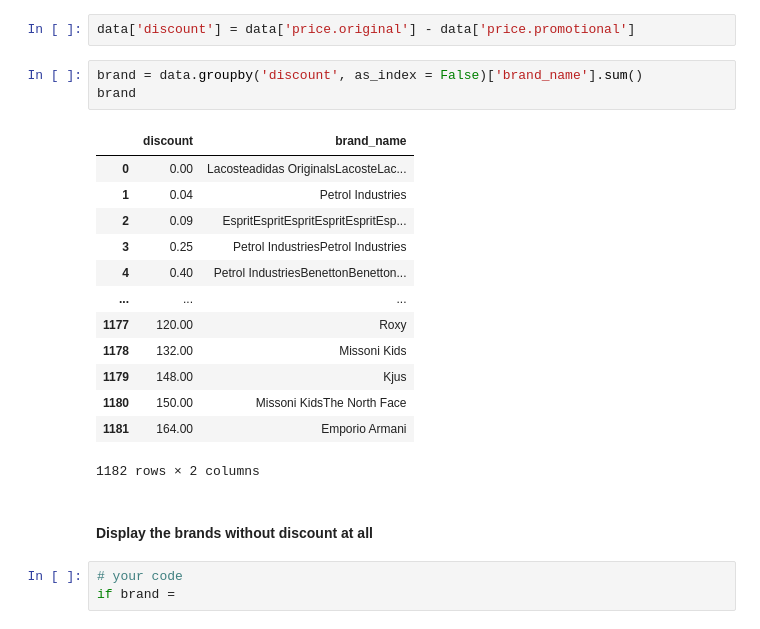
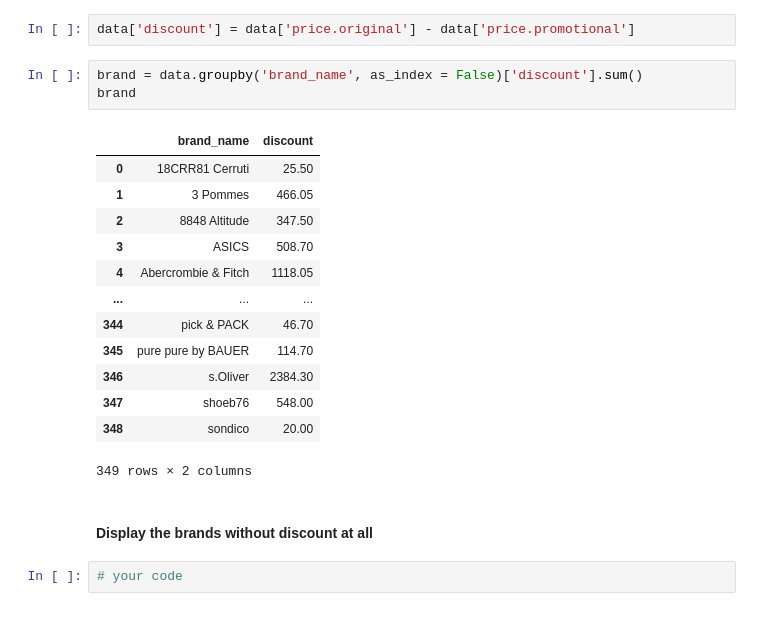
Before and after one commit to ta-datapt-bcn/lab-parsing-API-data, a Jupyter notebook: your-code/guided-lesson.ipynb, the cells around one changed output. Saved outputs shown, nothing was run; the diff lists cells and outputs as text.

```diff
--- a/your-code/guided-lesson.ipynb
+++ b/your-code/guided-lesson.ipynb
@@ -211,24 +211,23 @@ Name: price.promotional, Length: 22038, dtype: float64
 # %%
 data['discount'] = data['price.original'] - data['price.promotional']
 # %%
-brand = data.groupby('discount', as_index = False)['brand_name'].sum()
+brand = data.groupby('brand_name', as_index = False)['discount'].sum()
 brand
 # %% [output]
-|  | discount | brand_name |
-| 0 | 0.00 | Lacosteadidas OriginalsLacosteLac... |
-| 1 | 0.04 | Petrol Industries |
-| 2 | 0.09 | EspritEspritEspritEspritEspritEsp... |
-| 3 | 0.25 | Petrol IndustriesPetrol Industries |
-| 4 | 0.40 | Petrol IndustriesBenettonBenetton... |
+|  | brand_name | discount |
+| 0 | 18CRR81 Cerruti | 25.50 |
+| 1 | 3 Pommes | 466.05 |
+| 2 | 8848 Altitude | 347.50 |
+| 3 | ASICS | 508.70 |
+| 4 | Abercrombie & Fitch | 1118.05 |
 | ... | ... | ... |
-| 1177 | 120.00 | Roxy |
-| 1178 | 132.00 | Missoni Kids |
-| 1179 | 148.00 | Kjus |
-| 1180 | 150.00 | Missoni KidsThe North Face |
-| 1181 | 164.00 | Emporio Armani |
+| 344 | pick & PACK | 46.70 |
+| 345 | pure pure by BAUER | 114.70 |
+| 346 | s.Oliver | 2384.30 |
+| 347 | shoeb76 | 548.00 |
+| 348 | sondico | 20.00 |
-1182 rows × 2 columns
+349 rows × 2 columns
 # %% [markdown]
 #### Display the brands without discount at all
 # %%
 # your code
-if brand =
```
